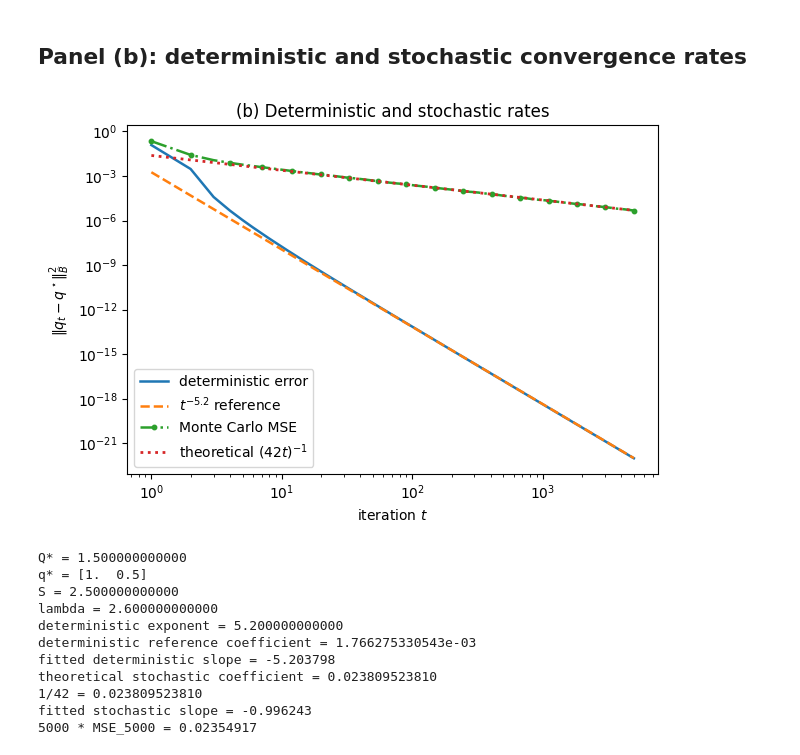
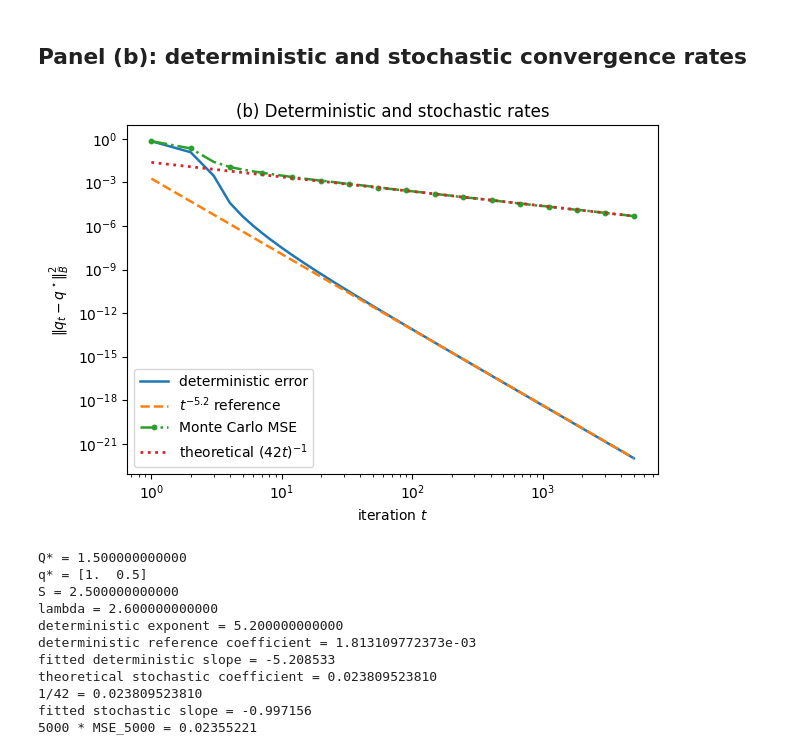
Before and after one commit to drokhlin/cournot-self-impact, a Jupyter notebook: cournot_nonlinear_figures.ipynb, the cells around one changed output. Saved outputs shown, nothing was run; the diff lists cells and outputs as text; code cells hidden in the pictures.

```diff
--- a/cournot_nonlinear_figures.ipynb
+++ b/cournot_nonlinear_figures.ipynb
@@ -142,12 +142,14 @@ for t in range(1, T + 1):
     )
 
 tt = np.arange(1, T + 1)
+# Indexing convention: array entry k corresponds to q_{k+1}.
+# Hence times t=1,...,T are paired with entries 0,...,T-1.
 
 # The deterministic theory predicts the exponent -5.2.
 # The multiplicative constant is not derived, so the reference line
 # is normalized to pass through the deterministic error at t = 200.
 t_ref = 200
-C_det = det_error[t_ref] * t_ref**det_exponent
+C_det = det_error[t_ref - 1] * t_ref**det_exponent
 det_reference = C_det * tt**(-det_exponent)
 
 # For the stochastic linearization, both exponent and coefficient
@@ -157,7 +159,7 @@ noise_reference = C_noise / tt
 
 fig, ax = plt.subplots(figsize=(6.4, 4.5))
 ax.loglog(
-    tt, det_error[1:],
+    tt, det_error[:-1],
     linestyle="-", linewidth=1.8,
     label="deterministic error"
 )
@@ -171,7 +173,7 @@ marker_idx = np.unique(
 )
 
 ax.loglog(
-    tt, mse[1:],
+    tt, mse[:-1],
     linestyle="-.", linewidth=1.8,
     marker="o", markersize=3.2,
     markevery=marker_idx,
@@ -180,45 +182,45 @@ ax.loglog(
 ax.loglog(
     tt, noise_reference,
     linestyle=":", linewidth=2.0,
     label=r"theoretical $(42t)^{-1}$"
 )
 
 ax.set_xlabel(r"iteration $t$")
 ax.set_ylabel(r"$\|q_t-q^\star\|_{\widehat B}^2$")
 ax.set_title("(b) Deterministic and stochastic rates")
 ax.legend()
 fig.tight_layout()
 
 fig.savefig(OUT / "nonlinear_panel_b.pdf")
 fig.savefig(OUT / "nonlinear_panel_b.png", dpi=600)
 plt.show()
 
 # Diagnostics reported in the text
 mask = (tt >= 200) & (tt <= 5000)
-det_slope = np.polyfit(np.log(tt[mask]), np.log(det_error[1:][mask]), 1)[0]
-noise_slope = np.polyfit(np.log(tt[mask]), np.log(mse[1:][mask]), 1)[0]
+det_slope = np.polyfit(np.log(tt[mask]), np.log(det_error[:-1][mask]), 1)[0]
+noise_slope = np.polyfit(np.log(tt[mask]), np.log(mse[:-1][mask]), 1)[0]
 
 print(f"Q* = {Q_star:.12f}")
 print(f"q* = {q_star}")
 print(f"S = {S:.12f}")
 print(f"lambda = {lam:.12f}")
 print(f"deterministic exponent = {det_exponent:.12f}")
 print(f"deterministic reference coefficient = {C_det:.12e}")
 print(f"fitted deterministic slope = {det_slope:.6f}")
 print(f"theoretical stochastic coefficient = {C_noise:.12f}")
 print(f"1/42 = {1/42:.12f}")
 print(f"fitted stochastic slope = {noise_slope:.6f}")
-print(f"5000 * MSE_5000 = {5000*mse[5000]:.8f}")
+print(f"5000 * MSE_5000 = {5000*mse[4999]:.8f}")
 # %% [output]
-[figure, old version]
+[figure, new version]
 Q* = 1.500000000000
 q* = [1.  0.5]
 S = 2.500000000000
 lambda = 2.600000000000
 deterministic exponent = 5.200000000000
-deterministic reference coefficient = 1.766275330543e-03
-fitted deterministic slope = -5.203798
+deterministic reference coefficient = 1.813109772373e-03
+fitted deterministic slope = -5.208533
 theoretical stochastic coefficient = 0.023809523810
 1/42 = 0.023809523810
-fitted stochastic slope = -0.996243
-5000 * MSE_5000 = 0.02354917
+fitted stochastic slope = -0.997156
+5000 * MSE_5000 = 0.02355221
```
